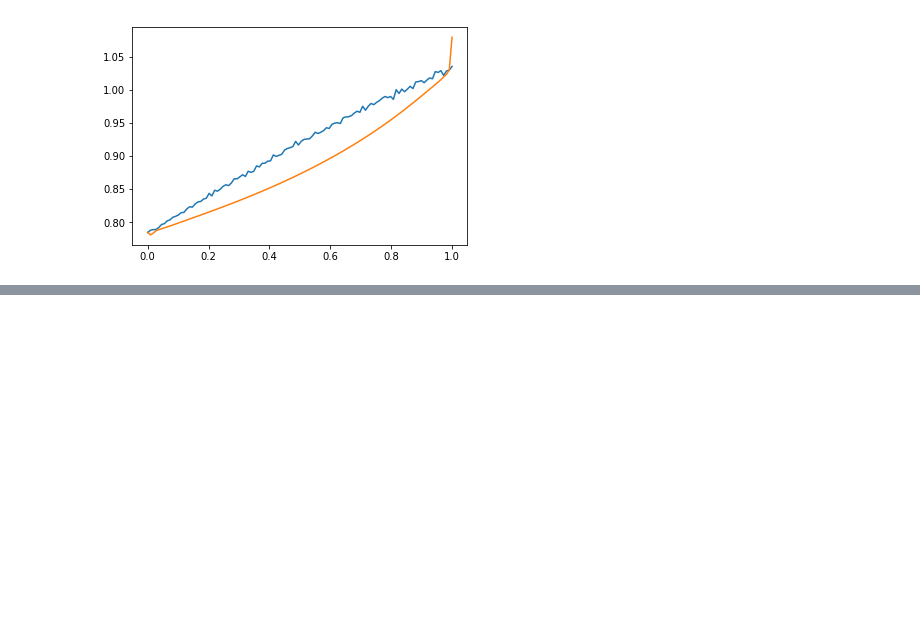
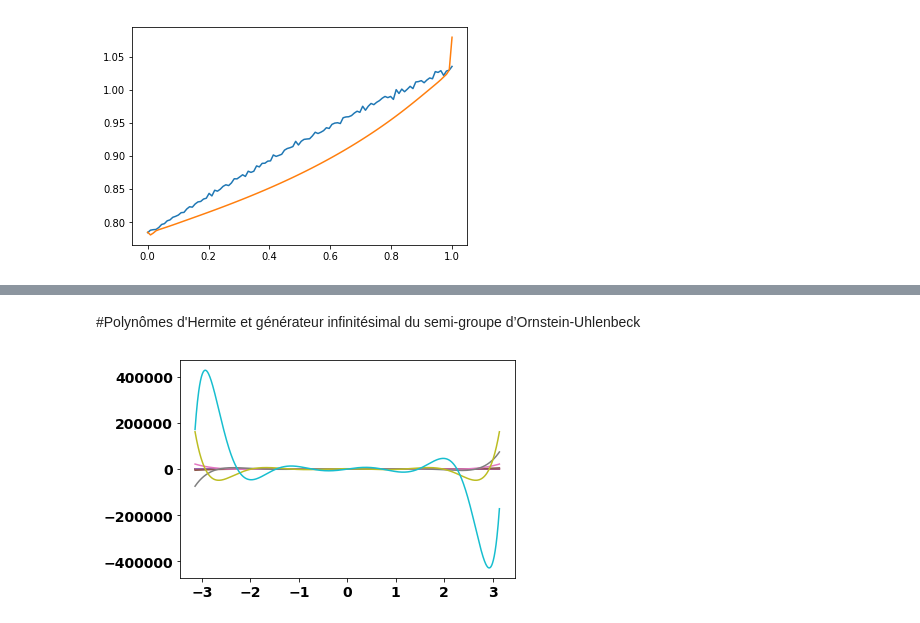
Before and after one commit to EssaddekOthmane/Ornstein-Uhlenbeck-process, a Jupyter notebook: Ornstein_Uhlenbeck.ipynb, the cells around one changed output, grey strips where cells are left out. Cells and saved outputs as stored; diff of their text form; code cells hidden in the pictures; blank space fills up the shorter version.

```diff
--- a/Ornstein_Uhlenbeck.ipynb
+++ b/Ornstein_Uhlenbeck.ipynb
@@ -608,0 +910,27 @@ plt.plot(x_,f0)
+# %% [markdown]
+#Polynômes d'Hermite et générateur infinitésimal du semi-groupe d’Ornstein-Uhlenbeck
+# %%
+import math
+import numpy as np
+import matplotlib.pyplot as plt
+
+
+def HER(x,n):
+    if n==0:
+        return 1.0 + 0.0*x
+    elif n==1:
+        return 2.0*x
+    else:
+        return 2.0*x*HER(x,n-1) -2.0*(n-1)*HER(x,n-2)
+
+xvals = np.linspace(-np.pi,np.pi,1000)
+for N in np.arange(0,10,1):
+    sol = HER(xvals,N)
+    plt.plot(xvals,sol,label = "n = " + str(N))
+plt.xticks(fontsize=14,fontweight="bold")
+plt.yticks(fontsize=14,fontweight="bold")
+
+
+plt.show()
+# %% [output]
+[figure, added]
```
Also changed, not shown: parts of 12 cells of this notebook.
